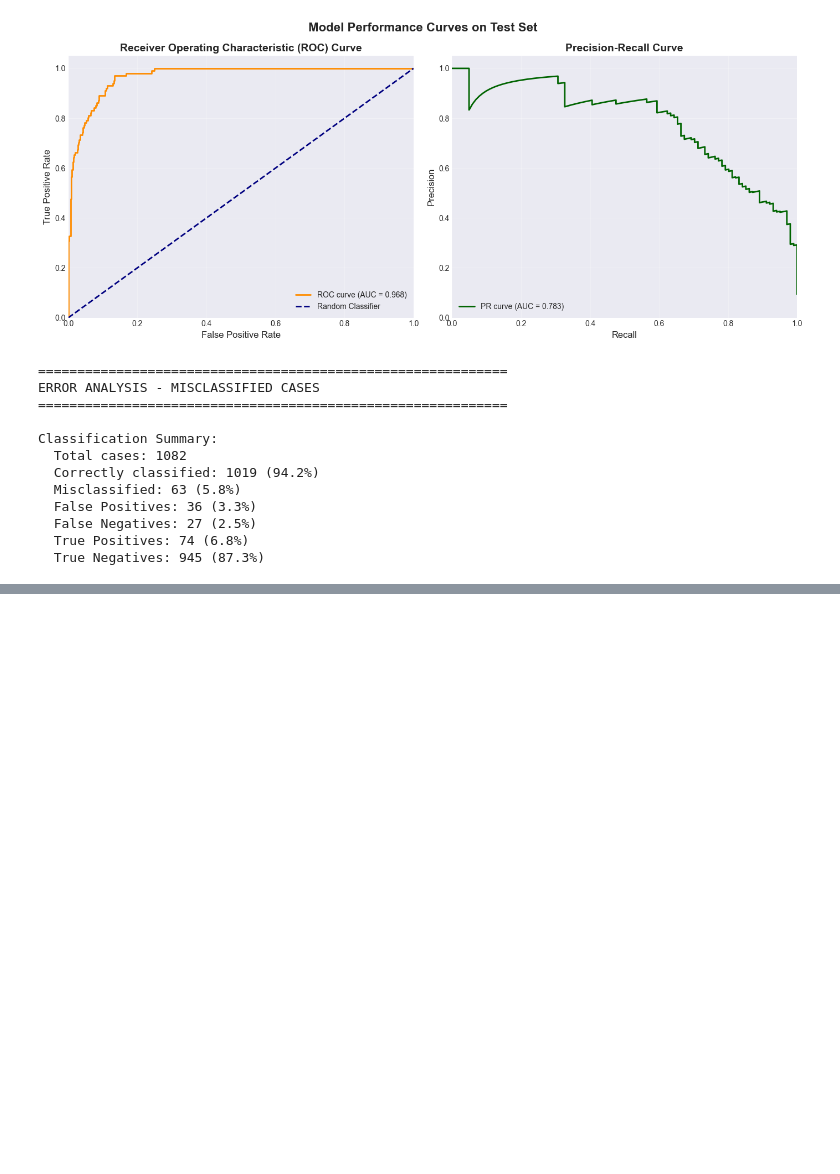
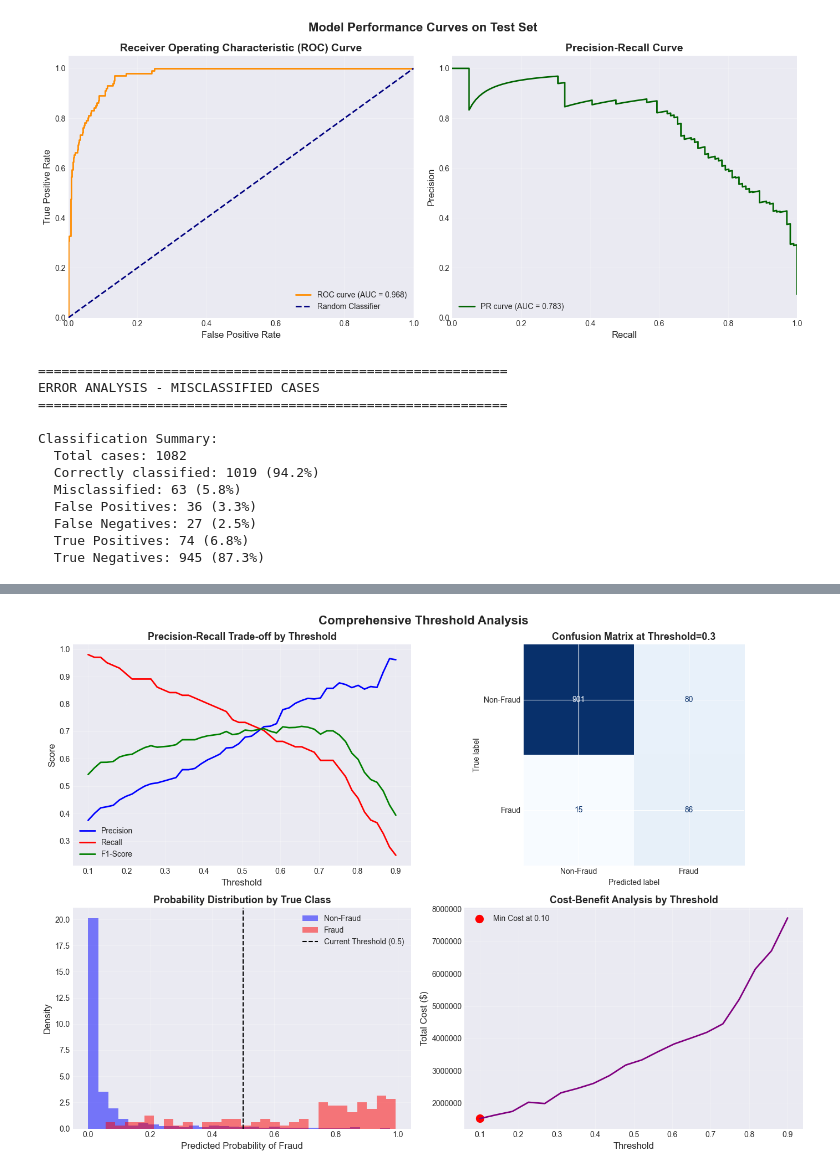
Before and after one commit to jomanashady/machine-learning, a Jupyter notebook: fraud_detection_project/notebooks/evaluation.ipynb, the cells around one changed output, grey strips where cells are left out. Cells and saved outputs as stored; diff of their text form; code cells hidden in the pictures; blank space fills up the shorter version.

```diff
--- a/fraud_detection_project/notebooks/evaluation.ipynb
+++ b/fraud_detection_project/notebooks/evaluation.ipynb
@@ -329,0 +637,79 @@ Classification Summary:
+# %%
+# Cell 11: Threshold Analysis Visualization
+print("\n" + "=" * 60)
+print("THRESHOLD ANALYSIS")
+print("=" * 60)
+
+# Create threshold analysis visualization
+fig, axes = plt.subplots(2, 2, figsize=(14, 10))
+
+# Plot 1: Precision-Recall Trade-off
+thresholds_range = np.linspace(0.1, 0.9, 50)
+precisions = []
+recalls = []
+f1_scores = []
+
+for threshold in thresholds_range:
+    y_pred_thresh = (y_pred_proba >= threshold).astype(int)
+    precisions.append(precision_score(y_test, y_pred_thresh, zero_division=0))
+    recalls.append(recall_score(y_test, y_pred_thresh))
+    f1_scores.append(f1_score(y_test, y_pred_thresh))
+
+axes[0, 0].plot(thresholds_range, precisions, 'b-', label='Precision', linewidth=2)
+axes[0, 0].plot(thresholds_range, recalls, 'r-', label='Recall', linewidth=2)
+axes[0, 0].plot(thresholds_range, f1_scores, 'g-', label='F1-Score', linewidth=2)
+axes[0, 0].set_xlabel('Threshold', fontsize=12)
+axes[0, 0].set_ylabel('Score', fontsize=12)
+axes[0, 0].set_title('Precision-Recall Trade-off by Threshold', fontsize=13, fontweight='bold')
+axes[0, 0].legend()
+axes[0, 0].grid(True, alpha=0.3)
+
+# Plot 2: Confusion Matrix at Different Thresholds
+threshold_for_cm = 0.3
+y_pred_thresh = (y_pred_proba >= threshold_for_cm).astype(int)
+cm_thresh = confusion_matrix(y_test, y_pred_thresh)
+disp = ConfusionMatrixDisplay(confusion_matrix=cm_thresh, display_labels=['Non-Fraud', 'Fraud'])
+disp.plot(ax=axes[0, 1], cmap='Blues', colorbar=False)
+axes[0, 1].set_title(f'Confusion Matrix at Threshold={threshold_for_cm}', fontsize=13, fontweight='bold')
+
+# Plot 3: Probability Distribution
+axes[1, 0].hist(y_pred_proba[y_test == 0], bins=30, alpha=0.5, label='Non-Fraud', density=True, color='blue')
+axes[1, 0].hist(y_pred_proba[y_test == 1], bins=30, alpha=0.5, label='Fraud', density=True, color='red')
+axes[1, 0].axvline(x=0.5, color='black', linestyle='--', label='Current Threshold (0.5)')
+axes[1, 0].set_xlabel('Predicted Probability of Fraud', fontsize=12)
+axes[1, 0].set_ylabel('Density', fontsize=12)
+axes[1, 0].set_title('Probability Distribution by True Class', fontsize=13, fontweight='bold')
+axes[1, 0].legend()
+axes[1, 0].grid(True, alpha=0.3)
+
+# Plot 4: Cost-Benefit Analysis
+thresholds_cost = np.linspace(0.1, 0.9, 20)
+costs = []
+
+for threshold in thresholds_cost:
+    y_pred_thresh = (y_pred_proba >= threshold).astype(int)
+    tp = sum((y_test == 1) & (y_pred_thresh == 1))
+    fp = sum((y_test == 0) & (y_pred_thresh == 1))
+    fn = sum((y_test == 1) & (y_pred_thresh == 0))
+
+    total_cost = (tp + fp) * investigation_cost + fn * fraud_cost
+    costs.append(total_cost)
+
+axes[1, 1].plot(thresholds_cost, costs, 'purple', linewidth=2)
+min_cost_idx = np.argmin(costs)
+axes[1, 1].scatter(thresholds_cost[min_cost_idx], costs[min_cost_idx], color='red', s=100,
+                   label=f'Min Cost at {thresholds_cost[min_cost_idx]:.2f}')
+axes[1, 1].set_xlabel('Threshold', fontsize=12)
+axes[1, 1].set_ylabel('Total Cost ($)', fontsize=12)
+axes[1, 1].set_title('Cost-Benefit Analysis by Threshold', fontsize=13, fontweight='bold')
+axes[1, 1].legend()
+axes[1, 1].grid(True, alpha=0.3)
+axes[1, 1].ticklabel_format(style='plain', axis='y')
+
+plt.suptitle('Comprehensive Threshold Analysis', fontsize=16, fontweight='bold')
+plt.tight_layout()
+plt.savefig('../reports/threshold_analysis.png', dpi=300, bbox_inches='tight')
+plt.show()
+
+print(f"\nOptimal threshold based on cost minimization: {thresholds_cost[min_cost_idx]:.3f}")
+# %% [output]
@@ -329,0 +719 @@ Classification Summary:
+[figure, added]
```
Also changed, not shown: parts of 7 cells of this notebook, 1 other file.
